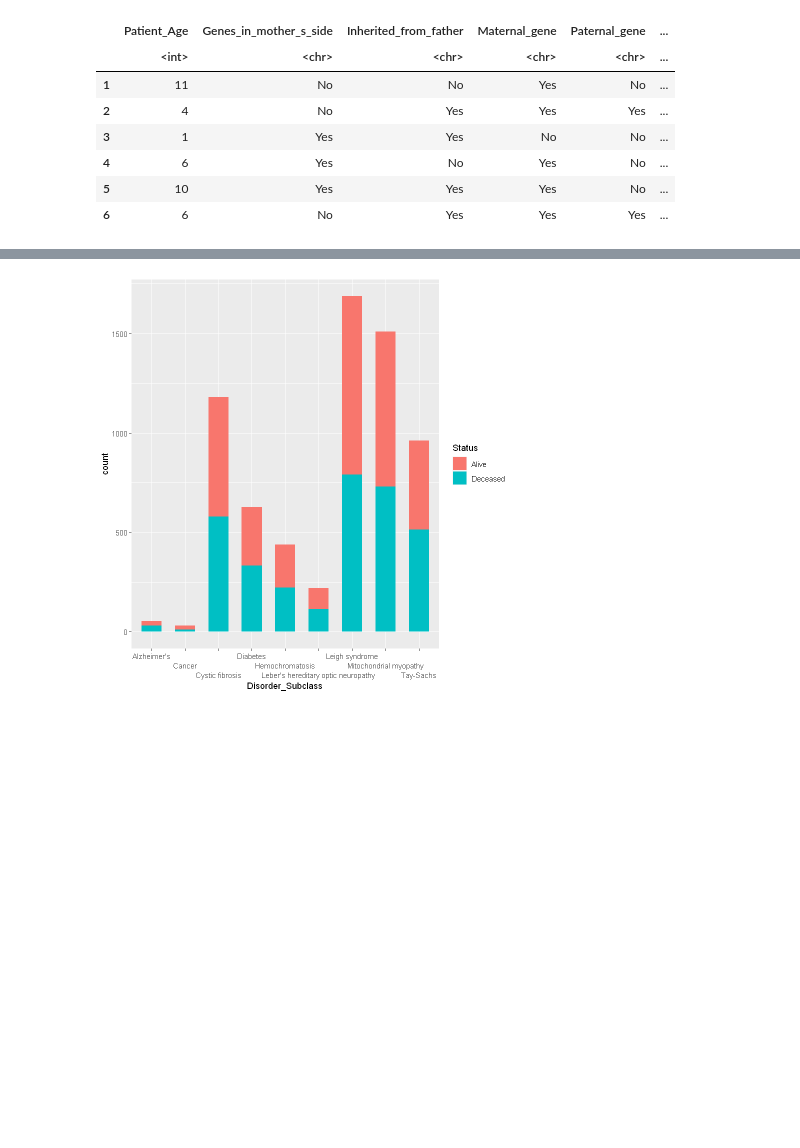
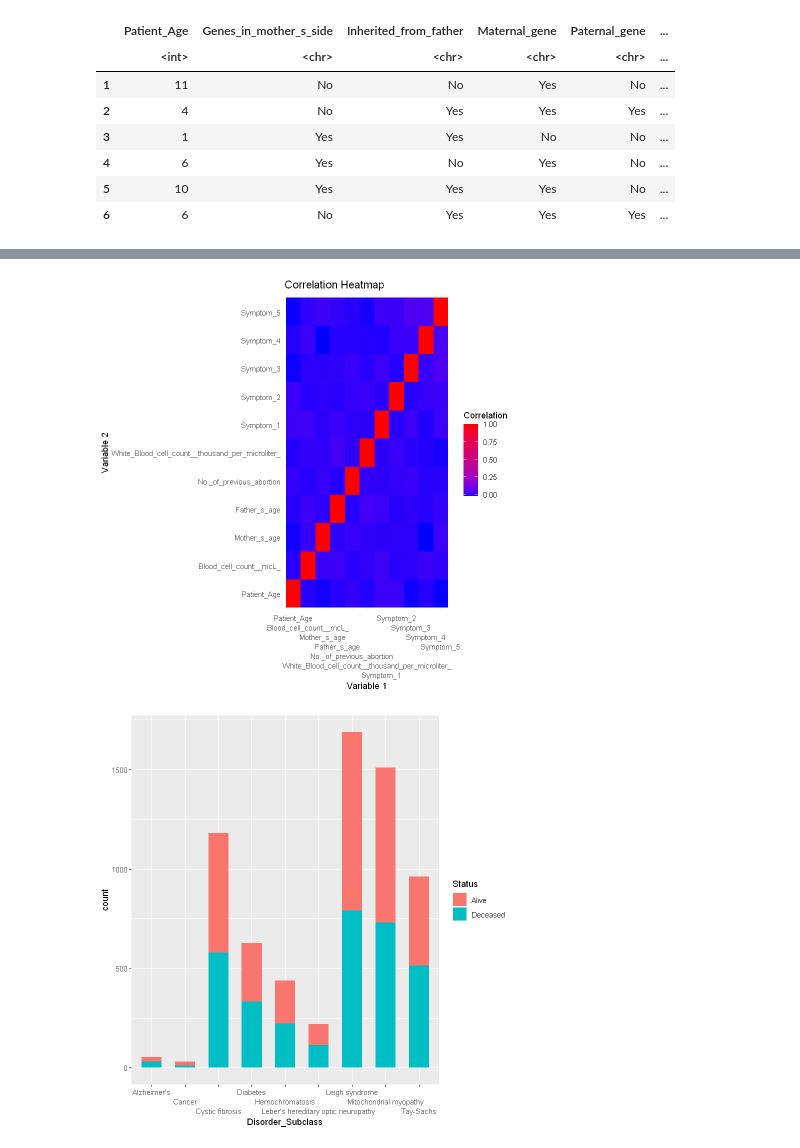
Before and after one commit to Aayush-Shrestha/EDA, a Jupyter notebook: EDA/EDA.ipynb, the cells around one changed output, grey strips where cells are left out. Drawn from its saved outputs; the diff is of its cells as text; code cells hidden in the pictures; blank space fills up the shorter version.

```diff
--- a/EDA/EDA.ipynb
+++ b/EDA/EDA.ipynb
@@ -167,6 +195,21 @@ A matrix: 11 × 11 of type dbl
 | Symptom_3 | -0.015801886 | -0.002605053 | -0.0016055635 | 0.0007586268 | 0.0092047560 | ... |
 | Symptom_4 | -0.006593085 | 0.011353858 | -0.0190112118 | -0.0050422914 | -0.0046588724 | ... |
 | Symptom_5 | -0.017132163 | 0.003202254 | 0.0131086699 | 0.0043873128 | -0.0030214915 | ... |
+# %%
+cor_df <- reshape2::melt(cor_m)
+
+# Create the correlation heatmap
+ggplot(cor_df, aes(Var1, Var2, fill = value)) +
+  geom_tile() +
+  scale_fill_gradient(low = "blue", high = "red", na.value = "white") +
+  labs(title = "Correlation Heatmap",
+       x = "Variable 1",
+       y = "Variable 2",
+       fill = "Correlation") +
+  scale_x_discrete(guide = guide_axis(n.dodge = 7)) +
+  theme_minimal()
+# %% [output]
+[figure, added]
 # %%
 #visualization
 
```
Also changed, not shown: parts of 17 cells of this notebook, 53 other files.
